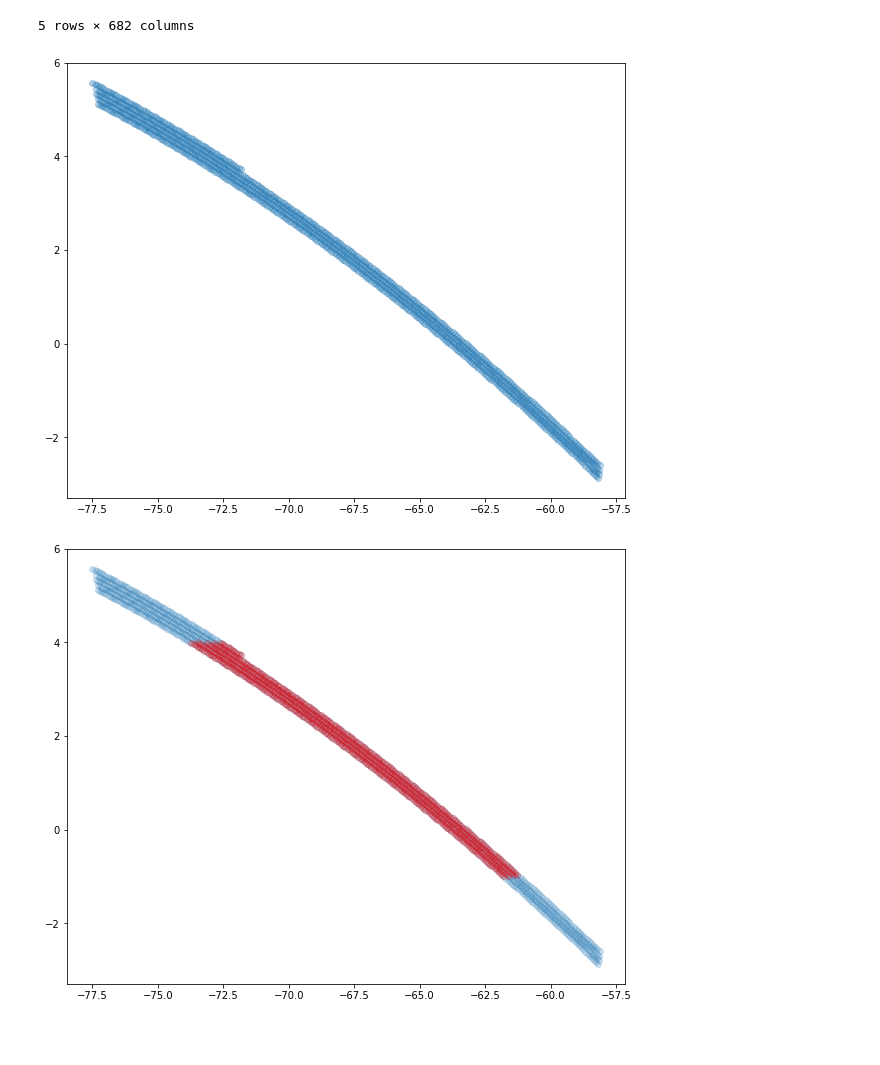
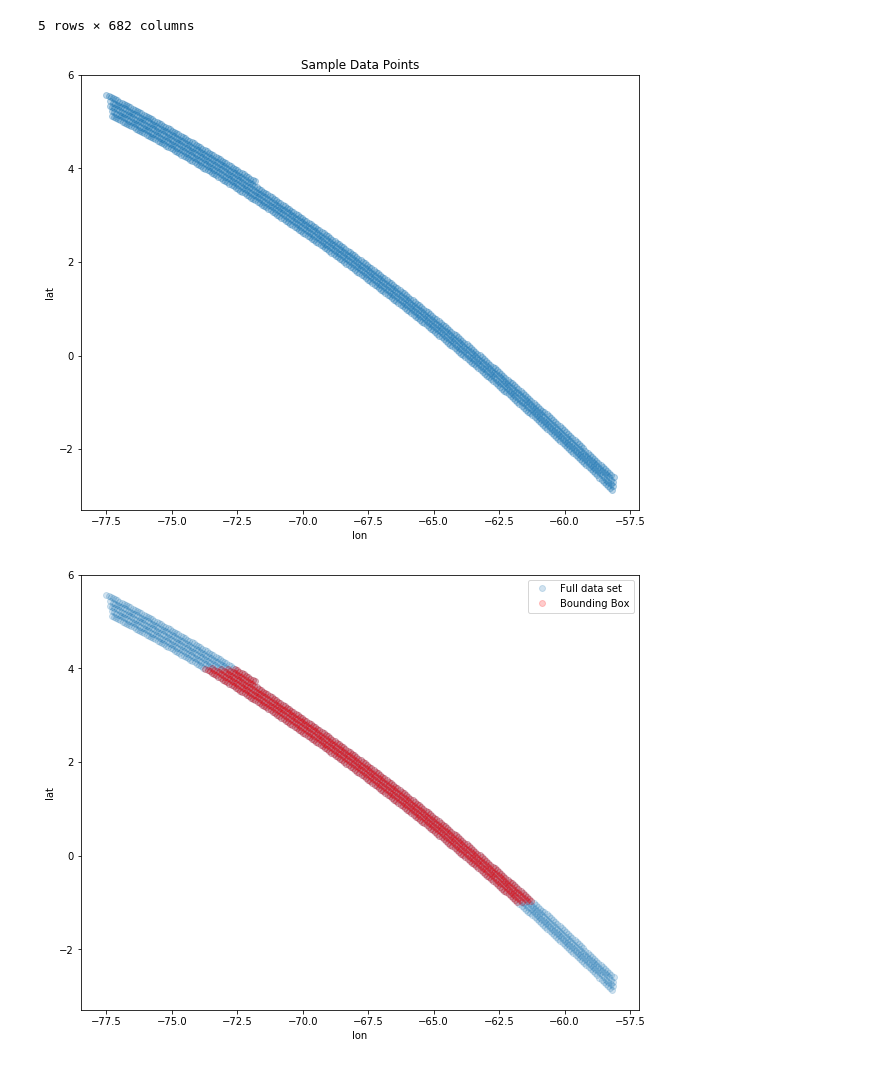
Before and after one commit to dongmeic/SDM, a Jupyter notebook: python/notebooks/data_manipulations.py.ipynb, the cells around one changed output. Cells and saved outputs as stored; diff of their text form; code cells hidden in the pictures; blank space fills up the shorter version.

Commit message:
annotated plots

```diff
--- a/python/notebooks/data_manipulations.py.ipynb
+++ b/python/notebooks/data_manipulations.py.ipynb
@@ -32,8 +32,11 @@ clim.head()
 5 rows × 682 columns
 # %%
 plt.plot(clim.lon, clim.lat, 'o', alpha=0.3);
+plt.title('Sample Data Points');
+plt.xlabel('lon');
+plt.ylabel('lat');
 # %% [output]
-[figure, old version]
+[figure, new version]
 # %%
 class Point:
     def __init__(self, x, y):
@@ -76,9 +78,12 @@ def restrict_to_bounding_box(data, bounding_box, coord_type='lon_lat'):
 # %%
 sample = restrict_to_bounding_box(clim, bounding_box)
 # %%
-plt.plot(clim.lon, clim.lat, 'o', alpha=0.2);
-plt.plot(sample.lon, sample.lat, 'ro', alpha=0.2);
+plt.plot(clim.lon, clim.lat, 'o', alpha=0.2, label='Full data set');
+plt.plot(sample.lon, sample.lat, 'ro', alpha=0.2, label='Bounding Box');
+plt.xlabel('lon');
+plt.ylabel('lat');
+plt.legend(loc='upper right');
 # %% [output]
-[figure, old version]
+[figure, new version]
 # %%
 # TODO csv to matrix
```
Also changed, not shown: parts of 1 cell of this notebook.
